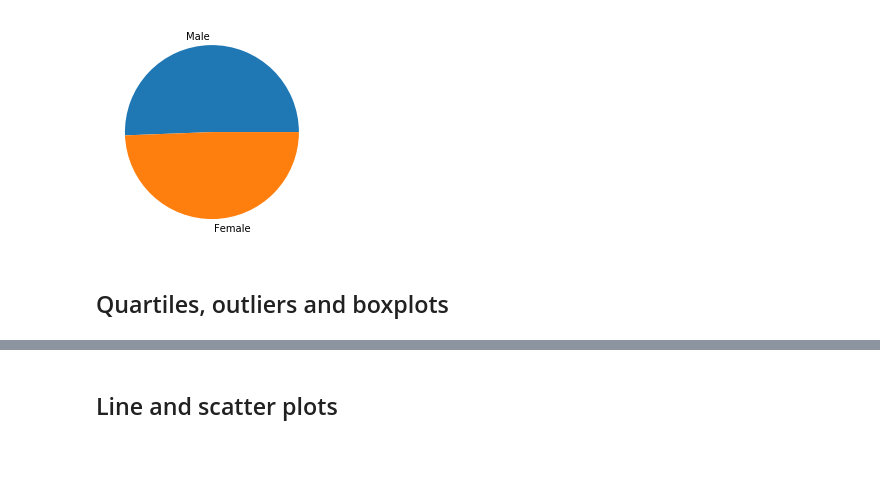
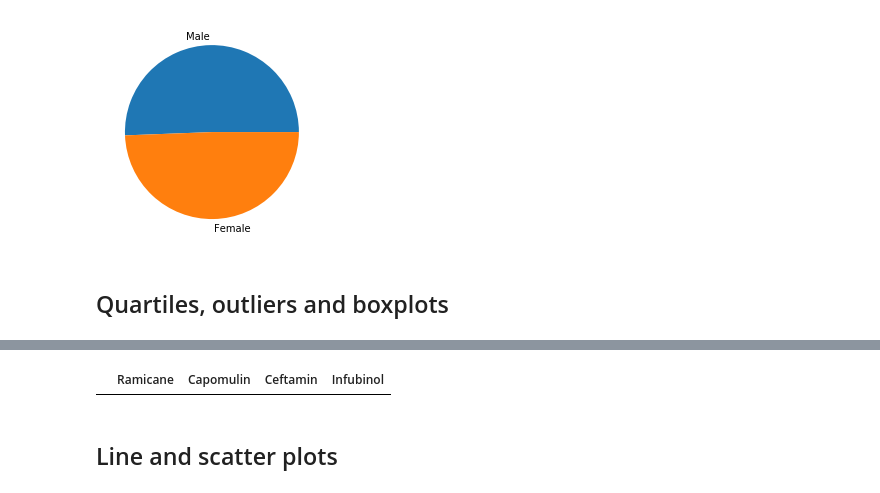
Before and after one commit to wisemantyr/Pymaceuticals, a Jupyter notebook: Pymaceuticals.ipynb, the cells around one changed output, grey strips where cells are left out. Drawn from its saved outputs; the diff is of its cells as text; code cells hidden in the pictures; blank space fills up the shorter version.

```diff
--- a/Pymaceuticals.ipynb
+++ b/Pymaceuticals.ipynb
@@ -176,3 +197,57 @@ mice = [mouse_tumors["Mouse ID"].unique()]
+# %%
+#Calculate the IQR and quantitatively determine if there are any potential outliers.
+ramicane_mice = promising_final_tumors.loc["Ramicane"]
+capomulin_mice = promising_final_tumors.loc["Capomulin"]
+ceftamin_mice = promising_final_tumors.loc["Ceftamin"]
+infubinol_mice = promising_final_tumors.loc["Infubinol"]
+
+ramicane_tumors = ramicane_mice["Tumor Volume (mm3)"]
+capomulin_tumors = capomulin_mice["Tumor Volume (mm3)"]
+ceftamin_tumors = ceftamin_mice["Tumor Volume (mm3)"]
+infubinol_tumors = infubinol_mice["Tumor Volume (mm3)"]
+
+#quartiles
+ramicane_q = ramicane_tumors.quantile([.25,.5,.75])
+capomulin_q = capomulin_tumors.quantile([.25,.5,.75])
+ceftamin_q = ceftamin_tumors.quantile([.25,.5,.75])
+infubinol_q = infubinol_tumors.quantile([.25,.5,.75])
+#lower qs
+ramicane_lower = ramicane_q[.25]
+capomulin_lower = capomulin_q[.25]
+ceftamin_lower = ceftamin_q[.25]
+infubinol_lower = infubinol_q[.25]
+#upper qs
+ramicane_upper = ramicane_q[.75]
+capomulin_upper = capomulin_q[.75]
+ceftamin_upper = ceftamin_q[.75]
+infubinol_upper = infubinol_q[.75]
+#iqrs
+ramicane_iqr = ramicane_upper - ramicane_lower
+capomulin_iqr = capomulin_upper - capomulin_lower
+ceftamin_iqr = ceftamin_upper - ceftamin_lower
+infubinol_iqr = infubinol_upper - infubinol_lower
+#lower bounds
+ramicane_low_bound = ramicane_lower - (1.5*ramicane_iqr)
+capomulin_low_bound = capomulin_lower - (1.5*capomulin_iqr)
+ceftamin_low_bound = ceftamin_lower - (1.5*ceftamin_iqr)
+infubinol_low_bound = infubinol_lower - (1.5*infubinol_iqr)
+#upper bounds
+ramicane_up_bound = ramicane_upper + (1.5*ramicane_iqr)
+capomulin_up_bound = capomulin_upper + (1.5*capomulin_iqr)
+ceftamin_up_bound = ceftamin_upper + (1.5*ceftamin_iqr)
+infubinol_up_bound = infubinol_upper + (1.5*infubinol_iqr)
+
+
+ramicane_outliers= [t for t in ramicane_tumors if [(ramicane_tumors < ramicane_low_bound) | (ramicane_tumors > ramicane_up_bound)] == True]
+capomulin_outliers= [t for t in capomulin_tumors if [(capomulin_tumors < capomulin_low_bound) | (capomulin_tumors > capomulin_up_bound)] == True]
+ceftamin_outliers= [t for t in ceftamin_tumors if [(ceftamin_tumors < ceftamin_low_bound) | (ceftamin_tumors > ceftamin_up_bound)] == True]
+infubinol_outliers= [t for t in infubinol_tumors if [(infubinol_tumors < infubinol_low_bound) | (infubinol_tumors > infubinol_up_bound)] == True]
+
+#outliers_df = pd.DataFrame({"Ramicane": ramicane_outliers, "Capomulin": capomulin_outliers, "Ceftamin": ceftamin_outliers, "Infubinol": infubinol_outliers})
+#outliers_df = outliers_df.fillna(0)
+#outliers_df
+# %% [output]
+|  | Ramicane | Capomulin | Ceftamin | Infubinol |
 # %%
 # Generate a box plot of the final tumor volume of each mouse across four regimens of interest
 # %% [markdown]
```
Also changed, not shown: parts of 3 cells of this notebook.
